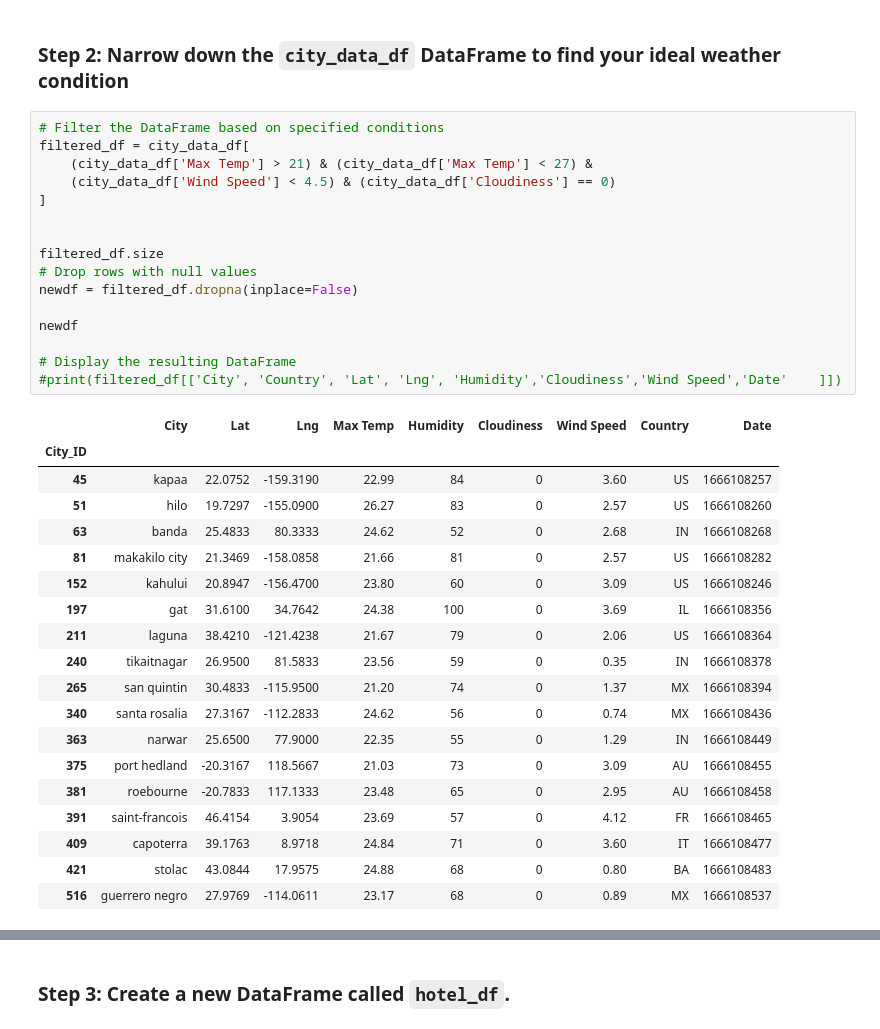
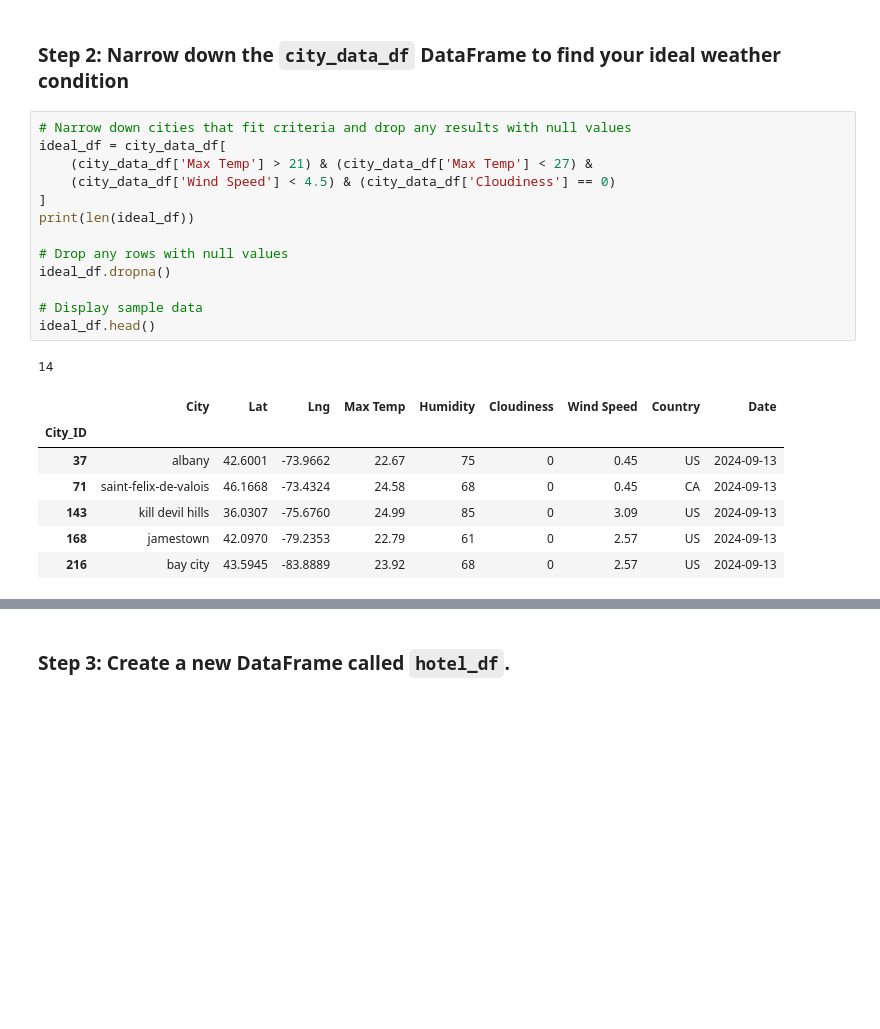
Before and after one commit to aparajita-code/python-api-challenge, a Jupyter notebook: WeatherPy/VacationPy.ipynb, the cells around one changed output, grey strips where cells are left out. Drawn from its saved outputs; the diff is of its cells as text; blank space fills up the shorter version.

```diff
--- a/WeatherPy/VacationPy.ipynb
+++ b/WeatherPy/VacationPy.ipynb
@@ -83,38 +54,24 @@ plt.show()
 # %% [markdown]
 ### Step 2: Narrow down the `city_data_df` DataFrame to find your ideal weather condition
 # %%
-# Filter the DataFrame based on specified conditions
-filtered_df = city_data_df[
+# Narrow down cities that fit criteria and drop any results with null values
+ideal_df = city_data_df[
     (city_data_df['Max Temp'] > 21) & (city_data_df['Max Temp'] < 27) &
     (city_data_df['Wind Speed'] < 4.5) & (city_data_df['Cloudiness'] == 0)
 ]
+print(len(ideal_df))
 
+# Drop any rows with null values
+ideal_df.dropna()
 
-filtered_df.size
-# Drop rows with null values
-newdf = filtered_df.dropna(inplace=False)
-
-newdf
-
-# Display the resulting DataFrame
-#print(filtered_df[['City', 'Country', 'Lat', 'Lng', 'Humidity','Cloudiness','Wind Speed','Date'	]])
+# Display sample data
+ideal_df.head()
 # %% [output]
+14
 |  | City | Lat | Lng | Max Temp | Humidity | Cloudiness | Wind Speed | Country | Date |
 | City_ID |  |  |  |  |  |  |  |  |  |
-| 45 | kapaa | 22.0752 | -159.3190 | 22.99 | 84 | 0 | 3.60 | US | 1666108257 |
-| 51 | hilo | 19.7297 | -155.0900 | 26.27 | 83 | 0 | 2.57 | US | 1666108260 |
-| 63 | banda | 25.4833 | 80.3333 | 24.62 | 52 | 0 | 2.68 | IN | 1666108268 |
-| 81 | makakilo city | 21.3469 | -158.0858 | 21.66 | 81 | 0 | 2.57 | US | 1666108282 |
-| 152 | kahului | 20.8947 | -156.4700 | 23.80 | 60 | 0 | 3.09 | US | 1666108246 |
-| 197 | gat | 31.6100 | 34.7642 | 24.38 | 100 | 0 | 3.69 | IL | 1666108356 |
-| 211 | laguna | 38.4210 | -121.4238 | 21.67 | 79 | 0 | 2.06 | US | 1666108364 |
-| 240 | tikaitnagar | 26.9500 | 81.5833 | 23.56 | 59 | 0 | 0.35 | IN | 1666108378 |
-| 265 | san quintin | 30.4833 | -115.9500 | 21.20 | 74 | 0 | 1.37 | MX | 1666108394 |
-| 340 | santa rosalia | 27.3167 | -112.2833 | 24.62 | 56 | 0 | 0.74 | MX | 1666108436 |
-| 363 | narwar | 25.6500 | 77.9000 | 22.35 | 55 | 0 | 1.29 | IN | 1666108449 |
-| 375 | port hedland | -20.3167 | 118.5667 | 21.03 | 73 | 0 | 3.09 | AU | 1666108455 |
-| 381 | roebourne | -20.7833 | 117.1333 | 23.48 | 65 | 0 | 2.95 | AU | 1666108458 |
-| 391 | saint-francois | 46.4154 | 3.9054 | 23.69 | 57 | 0 | 4.12 | FR | 1666108465 |
-| 409 | capoterra | 39.1763 | 8.9718 | 24.84 | 71 | 0 | 3.60 | IT | 1666108477 |
-| 421 | stolac | 43.0844 | 17.9575 | 24.88 | 68 | 0 | 0.80 | BA | 1666108483 |
-| 516 | guerrero negro | 27.9769 | -114.0611 | 23.17 | 68 | 0 | 0.89 | MX | 1666108537 |
+| 37 | albany | 42.6001 | -73.9662 | 22.67 | 75 | 0 | 0.45 | US | 2024-09-13 |
+| 71 | saint-felix-de-valois | 46.1668 | -73.4324 | 24.58 | 68 | 0 | 0.45 | CA | 2024-09-13 |
+| 143 | kill devil hills | 36.0307 | -75.6760 | 24.99 | 85 | 0 | 3.09 | US | 2024-09-13 |
+| 168 | jamestown | 42.0970 | -79.2353 | 22.79 | 61 | 0 | 2.57 | US | 2024-09-13 |
+| 216 | bay city | 43.5945 | -83.8889 | 23.92 | 68 | 0 | 2.57 | US | 2024-09-13 |
```
Also changed, not shown: parts of 13 cells of this notebook, 28 other files.
